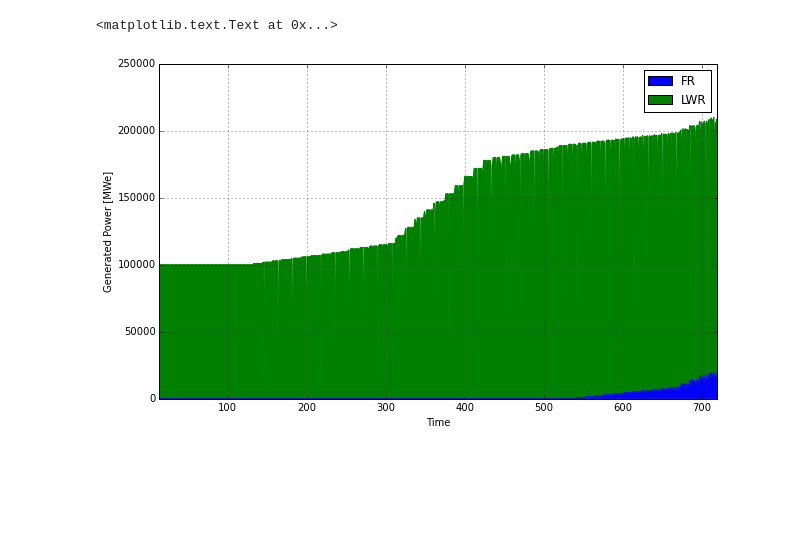
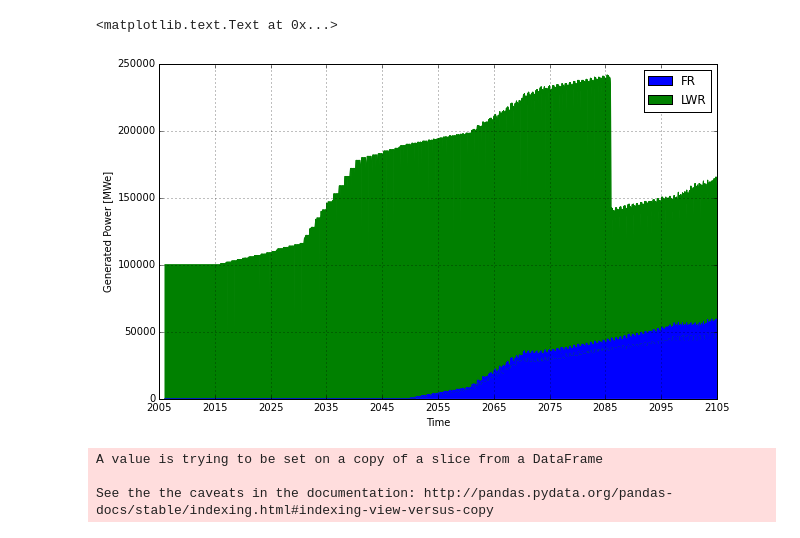
Before and after one commit to scopatz/fco-ta, a Jupyter notebook: genpower.ipynb, the cells around one changed output. Cells and saved outputs as stored; diff of their text form; code cells hidden in the pictures; blank space fills up the shorter version.

```diff
--- a/genpower.ipynb
+++ b/genpower.ipynb
@@ -6,7 +6,7 @@ import numpy as np
 import pandas as pd
 import cymetric as cym
 # %%
-years = 60
+years = 100
 with cym.dbopen('{0}yr.h5'.format(years)) as db:
     evaler = cym.Evaluator(db)
     agents = evaler.eval('Agents')
@@ -18,18 +18,19 @@ df = pd.merge(agents[['SimId', 'AgentId', 'Prototype']], timepower, on=['SimId',
 # %%
 totpower = df[['Prototype', 'Time', 'Value']].groupby(['Prototype', 'Time']).sum()
 prototypes = totpower.index.levels[0]
 x = totpower.loc[prototypes[0]]
 x.rename(columns={'Value': prototypes[0]}, inplace=True)
 x.reset_index(inplace=True)
 for ptype in prototypes[1:]:
     col = totpower.loc[ptype]
     col.rename(columns={'Value': ptype}, inplace=True)
     col.reset_index(inplace=True)
     x = pd.merge(x, col, on=['Time'], how='outer')
 x.fillna(0.0, inplace=True)
 x.sort(columns=['Time'], inplace=True)
 x.plot(x='Time', kind='area', figsize=(10, 6))
+plt.xticks(range(0, years*12 + 1, 10*12), range(2005, 2005+years+1, 10))
 plt.ylabel('Generated Power [MWe]')
 # %% [output]
 <matplotlib.text.Text at 0x...>
-[figure, old version]
+[figure, new version]
@@ -39,2 +37,21 @@ onoff = pd.merge(agents[['AgentId', 'Prototype', 'EnterTime', 'ExitTime']], blrx
+# %%
+lwrfr = agents[['AgentId', 'Prototype', 'EnterTime', 'ExitTime']]
+mask = lwrfr['Prototype'] == 'FR'
+mask = mask | (lwrfr['Prototype'] == 'LWR')
+lwrfr = lwrfr[mask]
+onoff = pd.merge(lwrfr, blrx[['AgentId', 'generated_power']], on=['AgentId'], how='outer')
+onoff.dropna(subset=['Prototype'], inplace=True)
+#onoff.fillna(0, inplace=True)
+onoff['generated_power'][onoff['generated_power'].isnull() & (onoff['Prototype'] == 'LWR')] = 1000
+onoff['generated_power'][onoff['generated_power'].isnull() & (onoff['Prototype'] == 'FR')] = 400
+#lwrfr
+#blrx.sort(columns='AgentId')#[['AgentId', 'generated_power']].sort(columns='AgentId')
+#agents
+#onoff
+#onoff['generated_power'].isnull() & (onoff['Prototype'] == 'LWR')
+# %% [output]
+A value is trying to be set on a copy of a slice from a DataFrame
+
+See the the caveats in the documentation: http://pandas.pydata.org/pandas-docs/stable/indexing.html#indexing-view-versus-copy
 # %%
 on = onoff[['Prototype', 'EnterTime', 'generated_power']]
```
Also changed, not shown: parts of 5 cells of this notebook, 2 other files.
